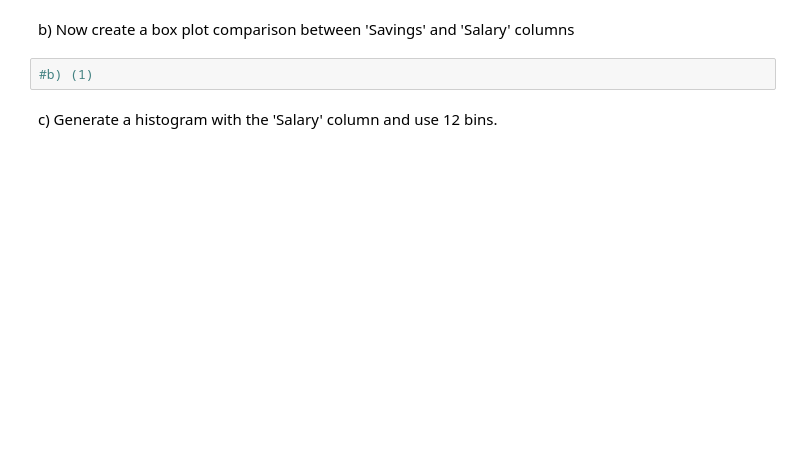
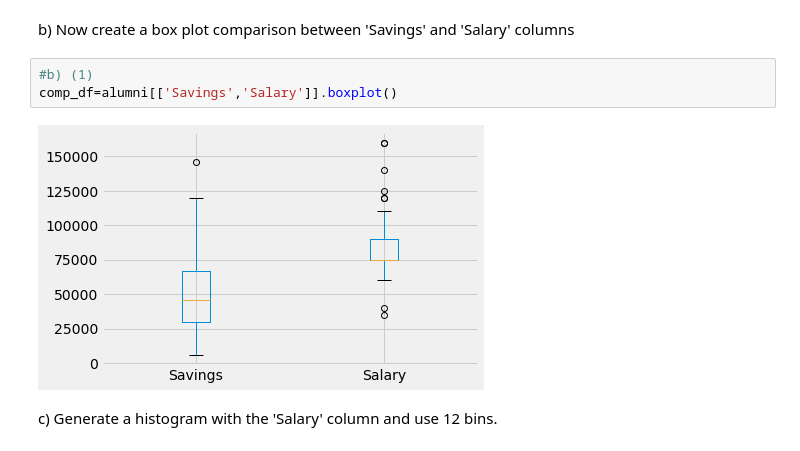
Before and after one commit to gathungugabriel/ADS-Assignment-1, a Jupyter notebook: Pandas Assignment.ipynb, the cells around one changed output. Cells and saved outputs as stored; diff of their text form; blank space fills up the shorter version.

```diff
--- a/Pandas Assignment.ipynb
+++ b/Pandas Assignment.ipynb
@@ -242,6 +256,9 @@ TypeError: pie() got an unexpected keyword argument 'label'
 b) Now create a box plot comparison between 'Savings' and 'Salary' columns
 # %%
 #b) (1)
+comp_df=alumni[['Savings','Salary']].boxplot()
+# %% [output]
+[figure, added]
 # %% [markdown]
 c) Generate a histogram with the 'Salary' column and use 12 bins.
 # %%
```
Also changed, not shown: parts of 4 cells of this notebook.
